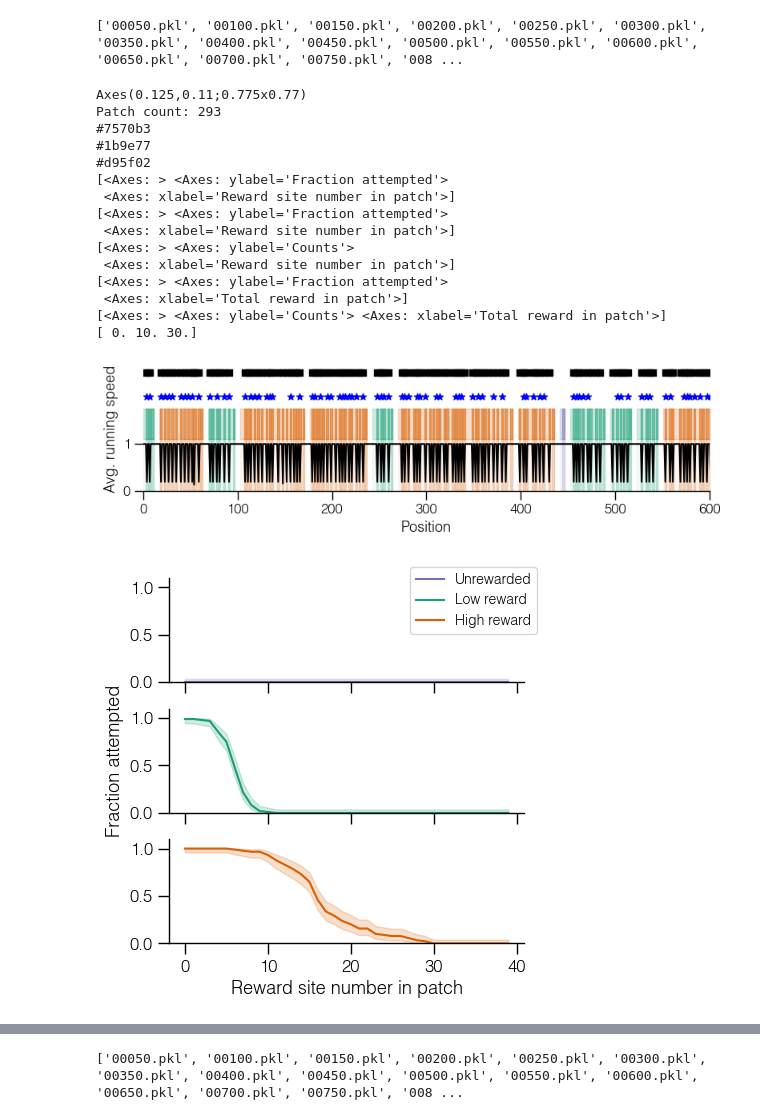
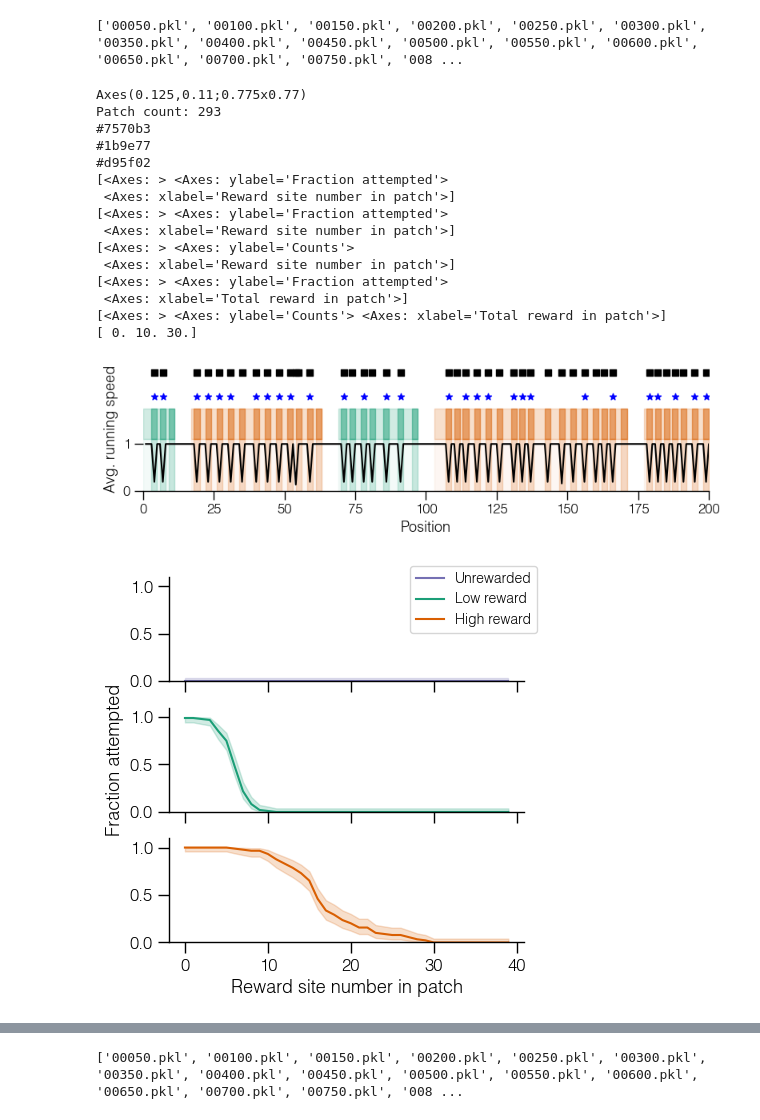
Before and after one commit to davidgbe/favorably_connected, a Jupyter notebook: code/notebooks/session_visualization_fixed_mapping_acc_reward_refactor.ipynb, the cells around one changed output, grey strips where cells are left out. Cells and saved outputs as stored; diff of their text form; code cells hidden in the pictures.

```diff
--- a/code/notebooks/session_visualization_fixed_mapping_acc_reward_refactor.ipynb
+++ b/code/notebooks/session_visualization_fixed_mapping_acc_reward_refactor.ipynb
@@ -296,29 +300,29 @@ def plot_session(data_path, env_idx, update_num=None, xlim=None, max_reward_para
 # %%
 plot_session(
     '../../results/rl_agent_outputs/he_init_with_noise_std_all_0p1_2025-04-19_23_17_25_922161_var_noise_0.0001_activity_weight_1/state',
     env_idx=2,
-    xlim=(0, 600),
+    xlim=(0, 200),
     max_reward_param=50,
     max_reward_sites=40,
 )
 # %% [output]
 ['00050.pkl', '00100.pkl', '00150.pkl', '00200.pkl', '00250.pkl', '00300.pkl', '00350.pkl', '00400.pkl', '00450.pkl', '00500.pkl', '00550.pkl', '00600.pkl', '00650.pkl', '00700.pkl', '00750.pkl', '008 ...
 Axes(0.125,0.11;0.775x0.77)
 Patch count: 293
 #7570b3
 #1b9e77
 #d95f02
 [<Axes: > <Axes: ylabel='Fraction attempted'>
  <Axes: xlabel='Reward site number in patch'>]
 [<Axes: > <Axes: ylabel='Fraction attempted'>
  <Axes: xlabel='Reward site number in patch'>]
 [<Axes: > <Axes: ylabel='Counts'>
  <Axes: xlabel='Reward site number in patch'>]
 [<Axes: > <Axes: ylabel='Fraction attempted'>
  <Axes: xlabel='Total reward in patch'>]
 [<Axes: > <Axes: ylabel='Counts'> <Axes: xlabel='Total reward in patch'>]
 [ 0. 10. 30.]
-[figure, old version]
+[figure, new version]
 [figure]
 [figure]
 [figure]
```
Also changed, not shown: parts of 1 cell of this notebook, 1 other file.
